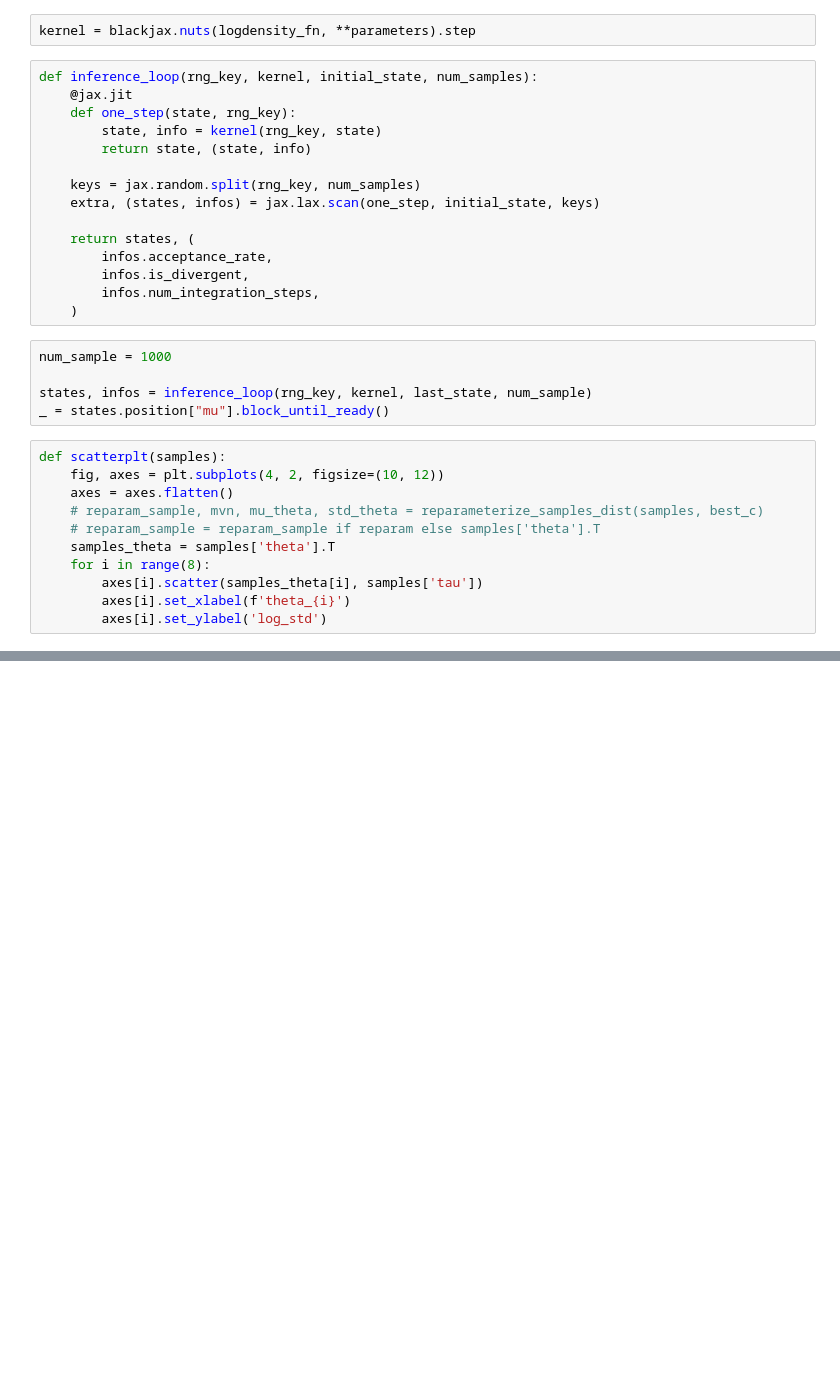
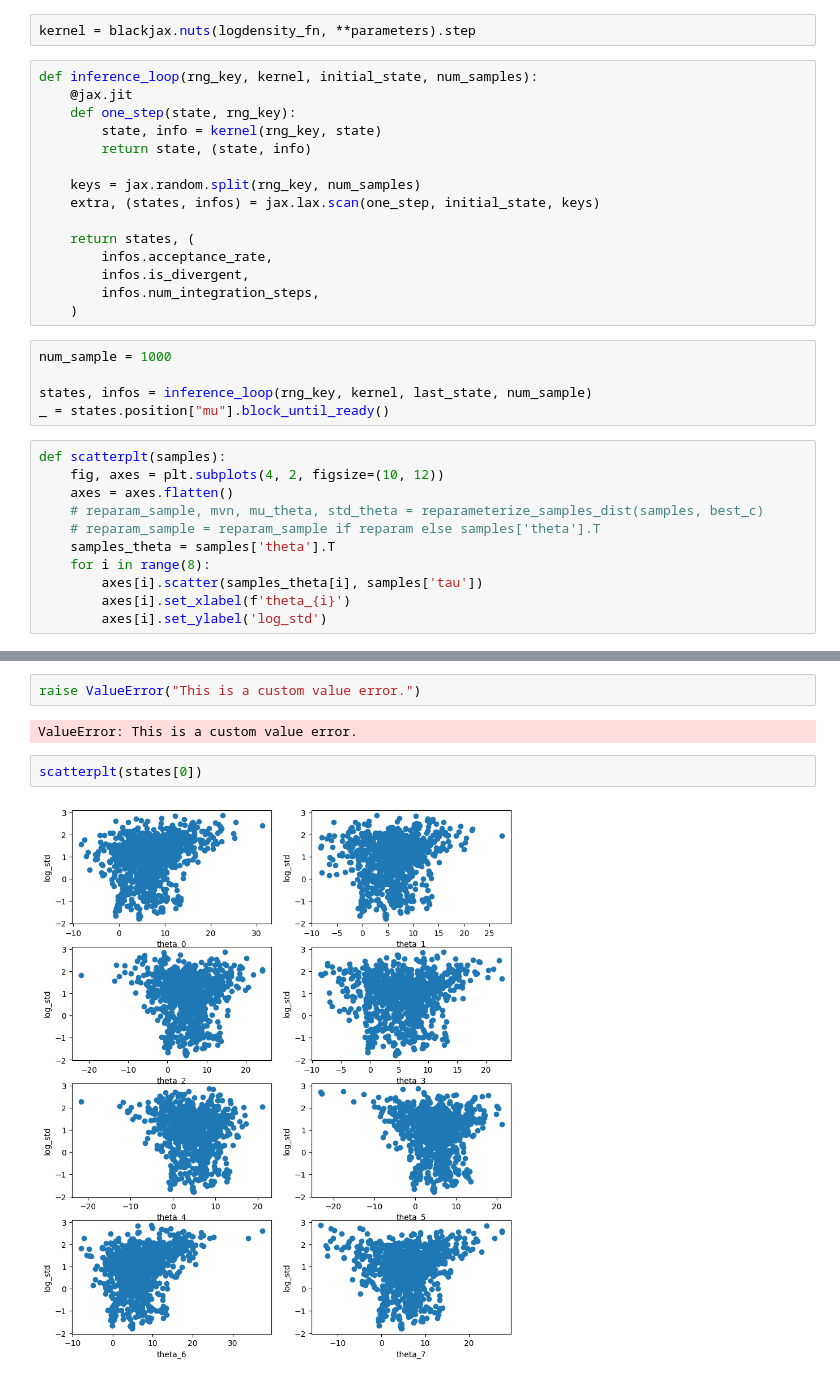
Before and after one commit to Madhav-Kanda/Non-Linear-Reparameterisation, a Jupyter notebook: w_change.ipynb, the cells around one changed output, grey strips where cells are left out. Cells and saved outputs as stored; diff of their text form; blank space fills up the shorter version.

```diff
--- a/w_change.ipynb
+++ b/w_change.ipynb
@@ -97,0 +97,8 @@ There were 2.40% divergent transitions
+# %%
+raise ValueError("This is a custom value error.")
+# %% [output]
+ValueError: This is a custom value error.
+# %%
+scatterplt(states[0])
+# %% [output]
+[figure, added]
```
Also changed, not shown: parts of 8 cells of this notebook, 3 other files.
